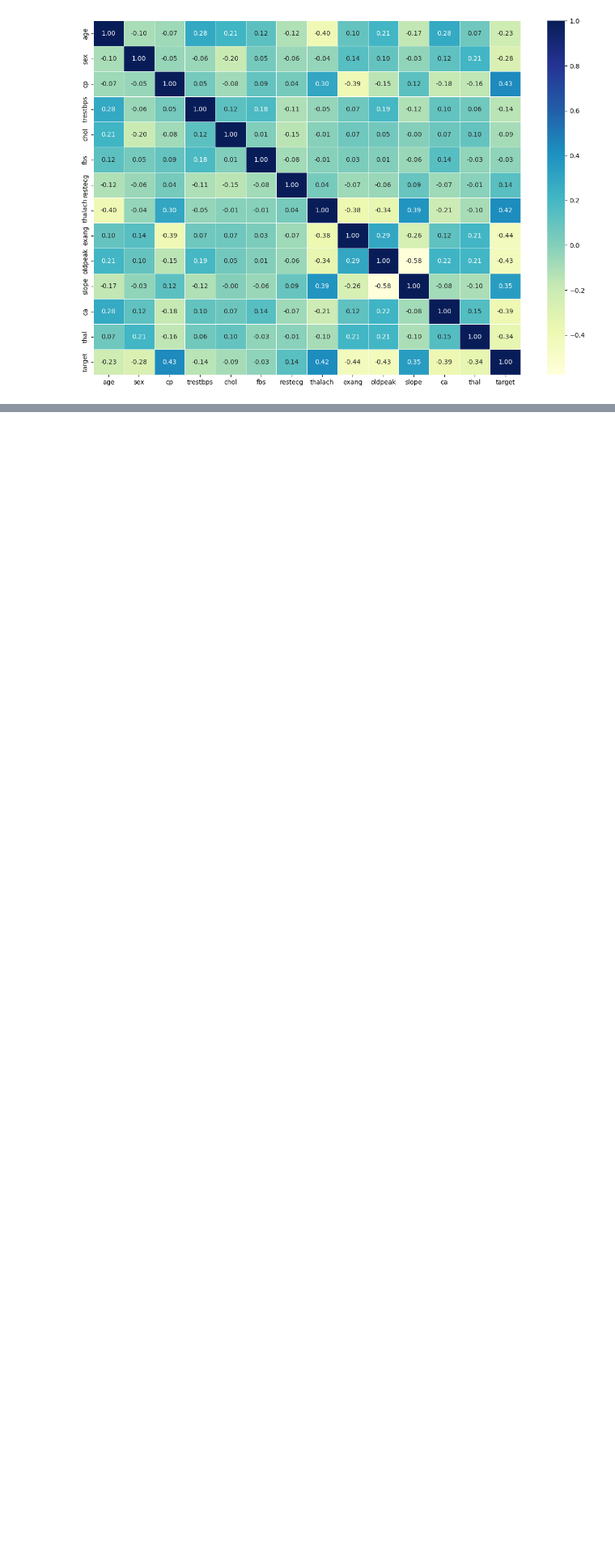
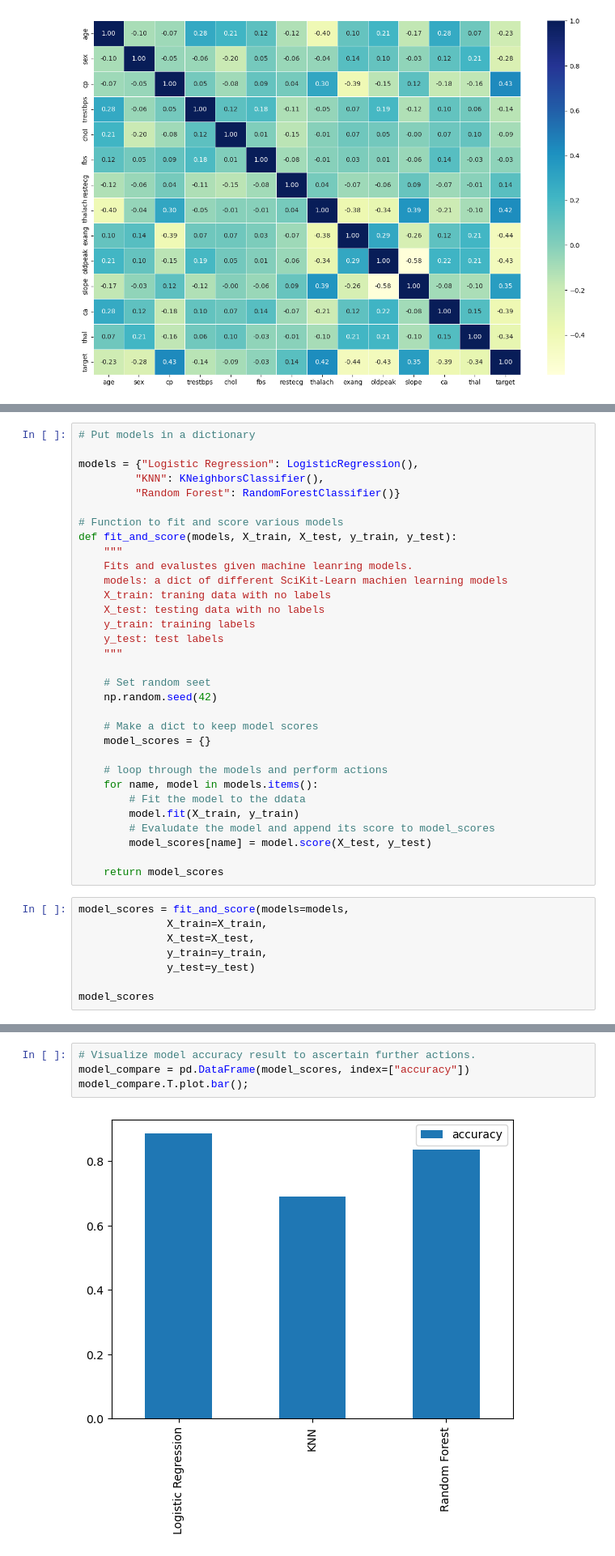
Before and after one commit to singhgauravv/heart_disease_classification_model, a Jupyter notebook: heart-disease-model.ipynb, the cells around one changed output, grey strips where cells are left out. Shown: that part at 81% size. Saved outputs shown, nothing was run; the diff lists cells and outputs as text; blank space fills up the shorter version.

Commit message:
Achieve baseline model.

```diff
--- a/heart-disease-model.ipynb
+++ b/heart-disease-model.ipynb
@@ -277,0 +353,40 @@ ax=sns.heatmap(corr_matrix, annot=True, linewidths=0.5, fmt=".2f", cmap="YlGnBu"
+# %%
+# Put models in a dictionary
+
+models = {"Logistic Regression": LogisticRegression(),
+         "KNN": KNeighborsClassifier(),
+         "Random Forest": RandomForestClassifier()}
+
+# Function to fit and score various models
+def fit_and_score(models, X_train, X_test, y_train, y_test):
+    """
+    Fits and evalustes given machine leanring models.
+    models: a dict of different SciKit-Learn machien learning models
+    X_train: traning data with no labels
+    X_test: testing data with no labels
+    y_train: training labels
+    y_test: test labels
+    """
+
+    # Set random seet
+    np.random.seed(42)
+
+    # Make a dict to keep model scores
+    model_scores = {}
+
+    # loop through the models and perform actions
+    for name, model in models.items():
+        # Fit the model to the ddata
+        model.fit(X_train, y_train)
+        # Evaludate the model and append its score to model_scores
+        model_scores[name] = model.score(X_test, y_test)
+
+    return model_scores
+# %%
+model_scores = fit_and_score(models=models,
+              X_train=X_train,
+              X_test=X_test,
+              y_train=y_train,
+              y_test=y_test)
+
+model_scores
@@ -277,0 +406,6 @@ ax=sns.heatmap(corr_matrix, annot=True, linewidths=0.5, fmt=".2f", cmap="YlGnBu"
+# %%
+# Visualize model accuracy result to ascertain further actions.
+model_compare = pd.DataFrame(model_scores, index=["accuracy"])
+model_compare.T.plot.bar();
+# %% [output]
+[figure, added]
```
Also changed, not shown: parts of 12 cells of this notebook, 1 other file.
